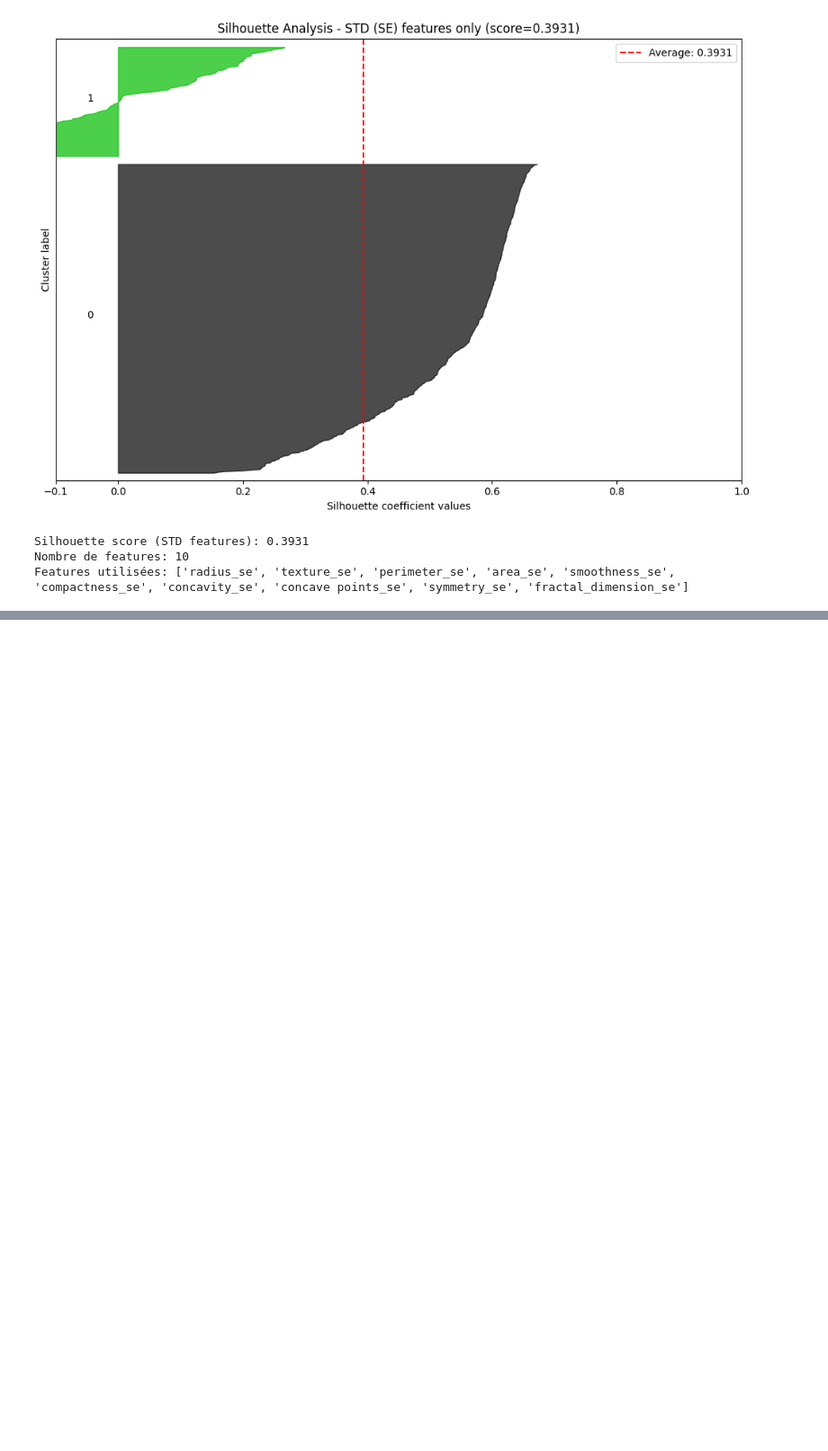
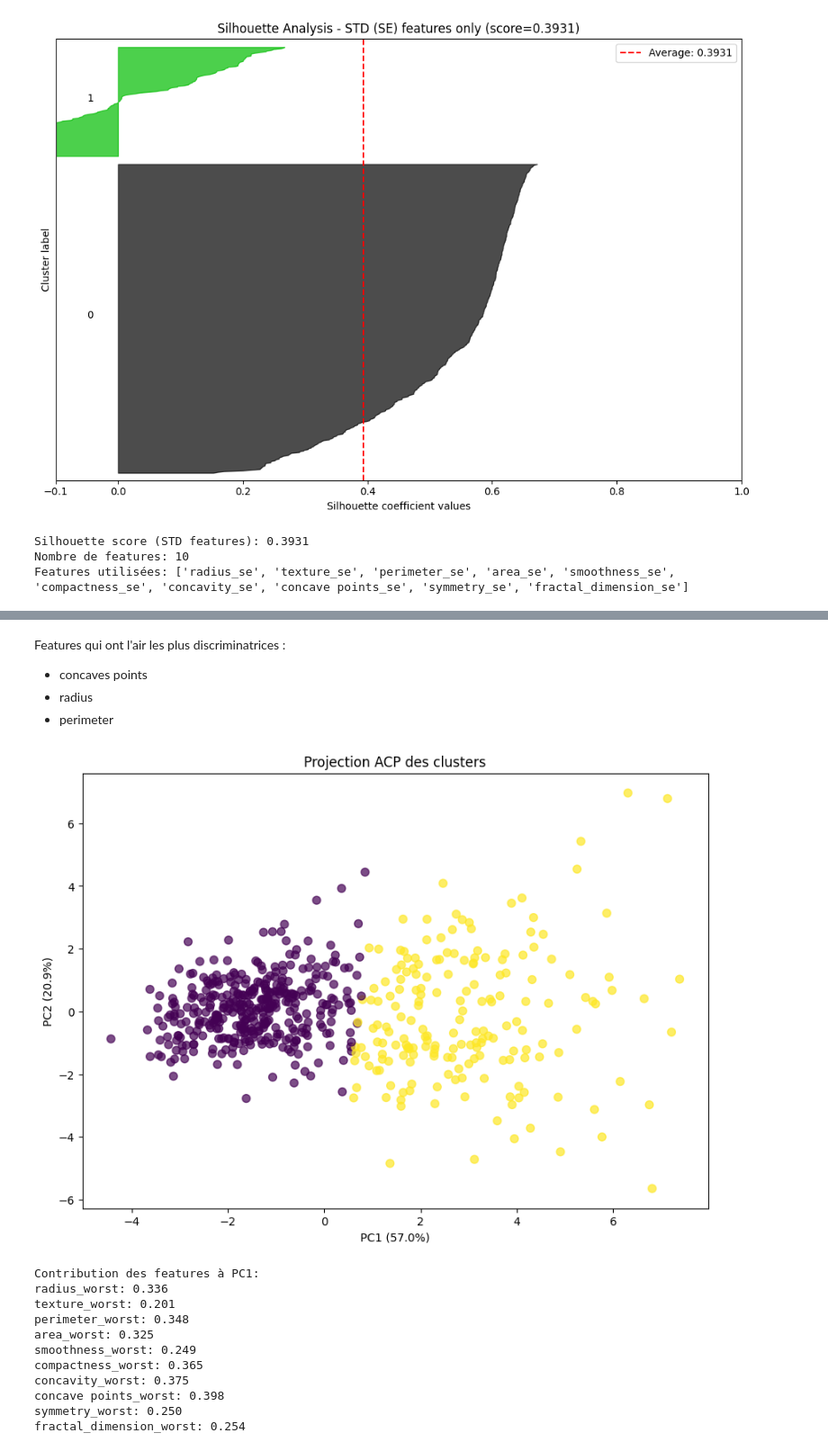
Before and after one commit to prichert17/Projet_Clustering, a Jupyter notebook: main.ipynb, the cells around one changed output, grey strips where cells are left out. Shown at 90% size. Cells and saved outputs as stored; diff of their text form; code cells hidden in the pictures; blank space fills up the shorter version.

```diff
--- a/main.ipynb
+++ b/main.ipynb
@@ -222,0 +343,35 @@ Features utilisées: ['radius_se', 'texture_se', 'perimeter_se', 'area_se', 'smo
+# %% [markdown]
+Features qui ont l'air les plus discriminatrices :
+- concaves points
+- radius
+- perimeter
+# %%
+# ACP sur les features worst
+pca = PCA(n_components=2)
+X_pca = pca.fit_transform(X_worst_scaled)
+
+# Visualisation
+plt.figure(figsize=(10, 7))
+scatter = plt.scatter(X_pca[:, 0], X_pca[:, 1], c=labels_worst, cmap='viridis', s=50, alpha=0.7)
+plt.xlabel(f'PC1 ({pca.explained_variance_ratio_[0]*100:.1f}%)')
+plt.ylabel(f'PC2 ({pca.explained_variance_ratio_[1]*100:.1f}%)')
+plt.title('Projection ACP des clusters')
+plt.show()
+
+# Voir quelles features contribuent le plus à PC1 et PC2
+print("Contribution des features à PC1:")
+for i, col in enumerate(worst_cols):
+    print(f"{col}: {pca.components_[0, i]:.3f}")
+# %% [output]
+[figure, added]
+Contribution des features à PC1:
+radius_worst: 0.336
+texture_worst: 0.201
+perimeter_worst: 0.348
+area_worst: 0.325
+smoothness_worst: 0.249
+compactness_worst: 0.365
+concavity_worst: 0.375
+concave points_worst: 0.398
+symmetry_worst: 0.250
+fractal_dimension_worst: 0.254
```
Also changed, not shown: parts of 8 cells of this notebook, 1 other file.
